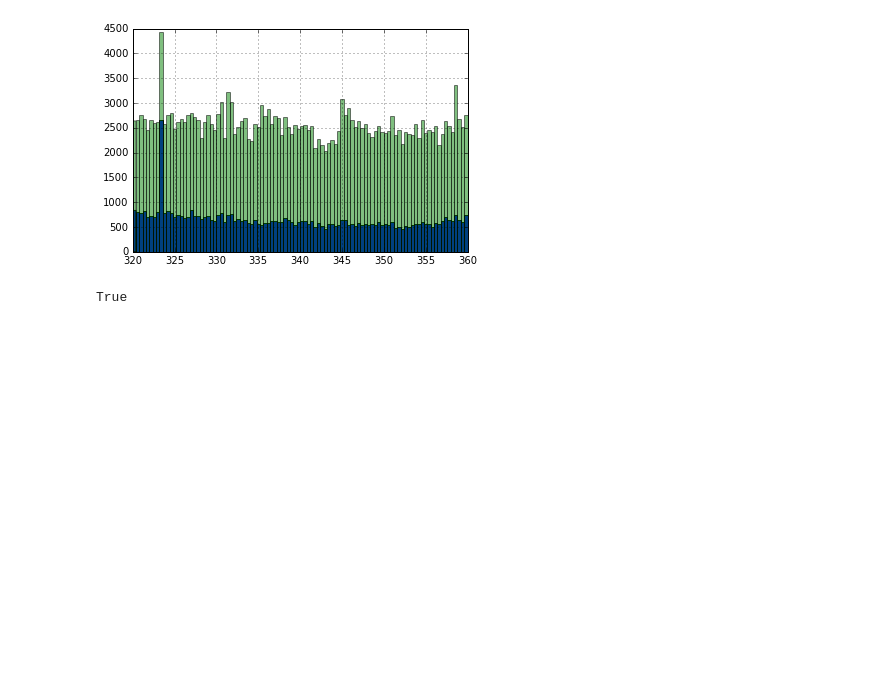
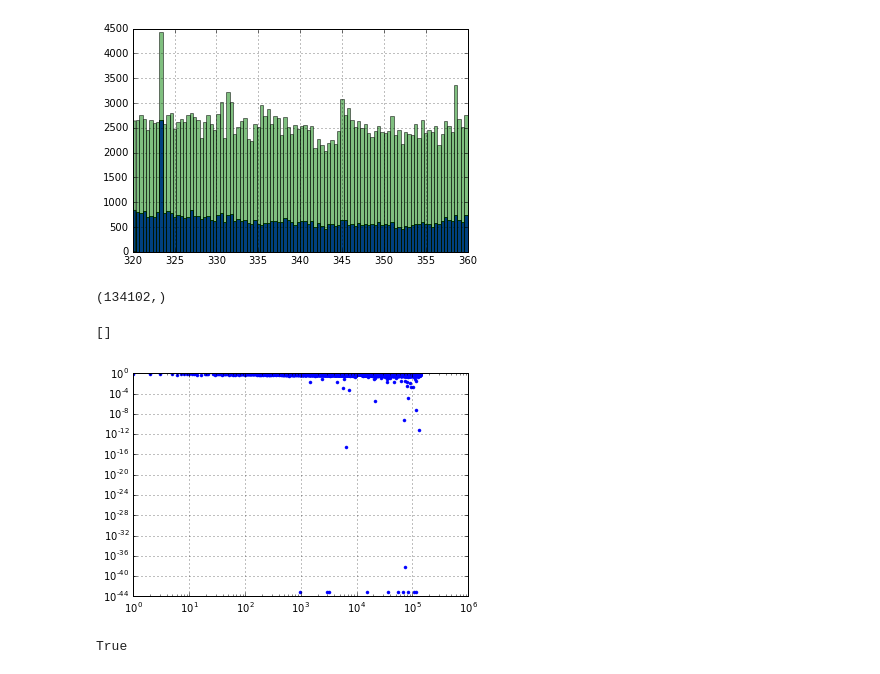
Before and after one commit to bccp/imaginglss-notebooks, a Jupyter notebook: Stripe82-DR2-QSO-w-David.ipynb, the cells around one changed output. Saved outputs shown, nothing was run; the diff lists cells and outputs as text; code cells hidden in the pictures; blank space fills up the shorter version.

```diff
--- a/Stripe82-DR2-QSO-w-David.ipynb
+++ b/Stripe82-DR2-QSO-w-David.ipynb
@@ -200,12 +202,34 @@ import fitsio
 david =  fitsio.FITS('/global/project/projectdirs/desi/target/stripe82-dr2/targets-QSO.fits', )[1][:]
 # %%
 print QSO_david[5]
+# %%
+def scope():
+    QSO = BRICK_PRIMARY != 0
+    QSO &= Max(SHAPEEXP_R,SHAPEDEV_R) < 0.5
+    #QSO &= TYPE == 'PSF '
+    QSO &= RFLUX > 10**((22.5-23.0)/2.5)
+    QSO &= RFLUX < 10**(1.0/2.5) * GFLUX
+    QSO &= ZFLUX > 10**(-0.3/2.5) * RFLUX
+    QSO &= ZFLUX < 10**(1.1/2.5) * RFLUX
+    QSO &= WFLUX * GFLUX ** 1.2 > 10**(-0.4 /2.5) * RFLUX ** (1+1.2)
+    QSO &= DECAM_ANYMASK[1] == 0
+    QSO &= DECAM_ANYMASK[2] == 0
+    QSO &= DECAM_ANYMASK[4] == 0
+    return QSO
+QSO_david = scope()
+# %%
+print QSO_david[5](david).shape
+# %% [output]
+(134102,)
 # %%
-left = QSO_david[7][0].apply(david)
-right = QSO_david[7][1].apply(david)
-plot(left, right, '. ')
+left = QSO_david[1][0].apply(david)
+right = QSO_david[1][1].apply(david)
+plot(left / right, '. ')
 grid()
 loglog()
+# %% [output]
+[]
+[figure, added]
 # %%
 print QSO_david.apply(david).all()
 # %% [output]
```
Also changed, not shown: parts of 3 cells of this notebook.
